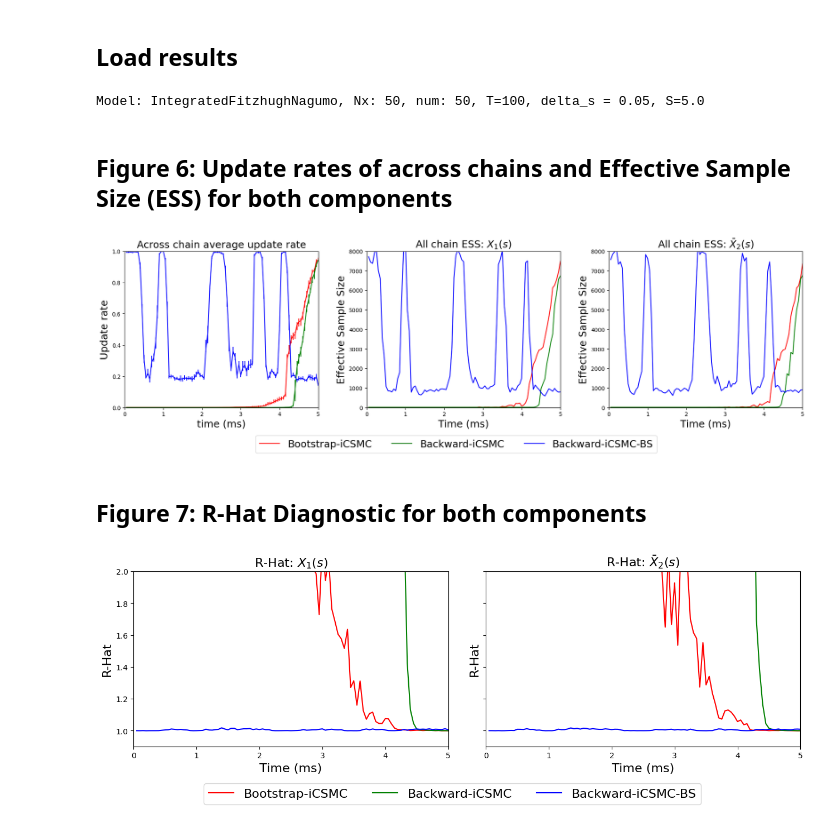
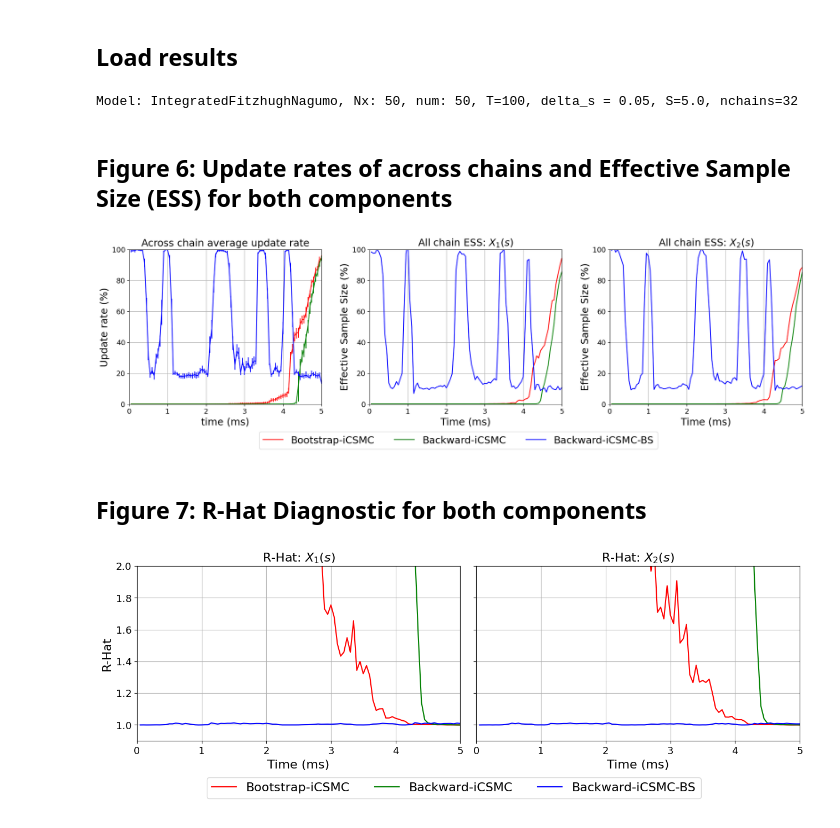
Before and after one commit to chris-stanton50/particles-cdssm, a Jupyter notebook: paper/fhn_smoothing/fhn_smoothing_results.ipynb, the cells around one changed output. Saved outputs shown, nothing was run; the diff lists cells and outputs as text; code cells hidden in the pictures.

Commit message:
update plot notebooks

```diff
--- a/paper/fhn_smoothing/fhn_smoothing_results.ipynb
+++ b/paper/fhn_smoothing/fhn_smoothing_results.ipynb
@@ -6,14 +6,15 @@ import dill
 # %% [markdown]
 ## Load results
 # %%
-run_id = 100
+run_id = 180
 names = ['bootstrap_icsmc', 'guided_icsmc', 'reparameterised_icsmc_bs']
+local_or_remote = "remote"
 
-icsmc_bootstrap = az.from_netcdf(f'./results/run_{run_id}_bootstrap_icsmc.nc')
-icsmc_guided = az.from_netcdf(f'./results/run_{run_id}_guided_icsmc.nc')
-icsmc_reparameterised = az.from_netcdf(f'./results/run_{run_id}_reparameterised_icsmc_bs.nc')
+icsmc_bootstrap = az.from_netcdf(f'./results/{local_or_remote}/run_{run_id}_bootstrap_icsmc.nc')
+icsmc_guided = az.from_netcdf(f'./results/{local_or_remote}/run_{run_id}_guided_icsmc.nc')
+icsmc_reparameterised = az.from_netcdf(f'./results/{local_or_remote}/run_{run_id}_reparameterised_icsmc_bs.nc')
 
-with open(f'./results/run_{run_id}_meta.pkl', 'rb') as f:
+with open(f'./results/{local_or_remote}/run_{run_id}_meta.pkl', 'rb') as f:
     metadata = dill.load(f)
 
 idata_dict = {'Boot-iCSMC': icsmc_bootstrap, 'BwG-iCSMC': icsmc_guided, 'BwG-iCSMC-BS': icsmc_reparameterised}
@@ -26,6 +27,8 @@ Nx = icsmc_bootstrap.attrs['Nx']
 num = icsmc_bootstrap.attrs['num']
 model_sde = icsmc_bootstrap.attrs['model_sde']
 niter = icsmc_bootstrap.attrs['niter']
+nchains = icsmc_bootstrap.posterior.sizes['chain']
+TSS = nchains*niter
 
 T = len(y)
 S = cdssm.s_ts * T
@@ -33,16 +36,16 @@ S = cdssm.s_ts * T
 times = times = np.linspace(start=0., stop=S, num=(num*T + 1))[1:]
 obs_times = np.linspace(start=0., stop=S, num=(T+1))[1:]
 
-print(f'Model: {model_sde}, Nx: {Nx}, num: {num}, T={T}, delta_s = {cdssm.s_ts}, S={S}')
+print(f'Model: {model_sde}, Nx: {Nx}, num: {num}, T={T}, delta_s = {cdssm.s_ts}, S={S}, nchains={nchains}')
 # %% [output]
-Model: IntegratedFitzhughNagumo, Nx: 50, num: 50, T=100, delta_s = 0.05, S=5.0
+Model: IntegratedFitzhughNagumo, Nx: 50, num: 50, T=100, delta_s = 0.05, S=5.0, nchains=32
 # %% [markdown]
 ## Figure 6: Update rates of across chains and Effective Sample Size (ESS) for both components
 # %%
 algs = [icsmc_bootstrap, icsmc_guided, icsmc_reparameterised]
 labels = ['Bootstrap-iCSMC', 'Backward-iCSMC', 'Backward-iCSMC-BS']
 colors = ['red', 'green', 'blue']
-titles = [r'$X_1(s)$', r'$\bar{X}_2(s)$']
+titles = [r'$X_1(s)$', r'$X_2(s)$']
 
 times = np.linspace(0., S, num=T+1)[1:]
 fig, _axes = plt.subplots(1, 3, figsize=(18, 6), sharey=False)
@@ -53,8 +56,9 @@ for i in range(3):
     for j in range(2):
         bulk_ess = az.ess(algs[i].posterior, method='bulk')
         bulk_ess_vals = bulk_ess['x'].values
-        axes[j].plot(times, bulk_ess_vals[:, j], color=colors[i], label=labels[i])
-        axes[j].set(xlim=(0., 5.), ylim=(0, 8000), ylabel='Effective Sample Size', xlabel='Time (ms)', title='All chain ESS: ' + titles[j])
+        std_bulk_ess = bulk_ess_vals[:, j]/TSS * 100
+        axes[j].plot(times, std_bulk_ess, color=colors[i], label=labels[i])
+        axes[j].set(xlim=(0., 5.), ylim=(0, 100), ylabel='Effective Sample Size (%)', xlabel='Time (ms)', title='All chain ESS: ' + titles[j])
 
 ax = _axes[0]
 
@@ -66,14 +70,17 @@ for i in range(3):
     max_update_rate = X_update_rates.max(axis=0) # (100, )
     min_update_rate = X_update_rates.min(axis=0) # (100, )
     yerr = np.stack([avg_update_rate - min_update_rate, max_update_rate - avg_update_rate], axis=0)
-    ax.errorbar(times, avg_update_rate, yerr=yerr, linestyle='-', color=colors[i], label=labels[i])
+    ax.errorbar(times, avg_update_rate*100, yerr=yerr*100, linestyle='-', color=colors[i], label=labels[i])
 
-ax.set(xlabel='time (ms)', ylabel='Update rate', title='Across chain average update rate', xlim=(0., S), ylim=(0., 1.))
+ax.set(xlabel='time (ms)', ylabel='Update rate (%)', title='Across chain average update rate', xlim=(0., S), ylim=(0., 100.))
 
 for ax in _axes:
     ax.title.set_fontsize(18)
     ax.xaxis.label.set_fontsize(18)
     ax.yaxis.label.set_fontsize(18)
+    ax.tick_params(axis='both', labelsize=13)
+    ax.grid()
+
 
 fig.subplots_adjust(left=0.04, right=0.98, bottom=0.23, wspace=0.25)
 h, l = axes[0].get_legend_handles_labels()
@@ -84,36 +91,41 @@ fig.legend(h, l,
            fontsize=18)
 
 plt.savefig('./figures/fig_6_fhn_results.pdf', dpi=600)
+plt.show()
 # %% [output]
-[figure, old version]
+[figure, new version]
 # %% [markdown]
 ## Figure 7: R-Hat Diagnostic for both components
 # %%
 fig, axes = plt.subplots(1, 2, figsize=(13, 5), sharey=True)
 
 for i in range(3):
     for j in range(2):
         rhat = az.rhat(algs[i].posterior)
         rhat_values = rhat['x'].values
         axes[j].plot(times, rhat_values[:, j], color=colors[i], label=labels[i])
         axes[j].set(ylabel='R-Hat', xlabel='Time (ms)', title='R-Hat: ' + titles[j])
         axes[j].set_xlim((0.0, 5.0))
         axes[j].set_ylim((0.9, 2.0))
 
 for ax in axes:
     ax.title.set_fontsize(16)
     ax.xaxis.label.set_fontsize(16)
     ax.yaxis.label.set_fontsize(16)
+    ax.grid()
+    ax.tick_params(axis='both', labelsize=13)
 
-fig.subplots_adjust(left=0.06, right=0.98, bottom=0.25, wspace=0.12)
+axes[1].set_ylabel("")
+
+fig.subplots_adjust(left=0.06, right=0.98, bottom=0.25, wspace=0.05)
 h, l = axes[0].get_legend_handles_labels()
 fig.legend(h, l,
            loc='lower center',
            bbox_to_anchor=(0.5, 0.02),
            ncol=len(h),
            fontsize=16)
 
 plt.savefig('./figures/fig_7_r_hat_results.pdf')
 plt.show()
 # %% [output]
-[figure, old version]
+[figure, new version]
```
Also changed, not shown: 1 other file.
